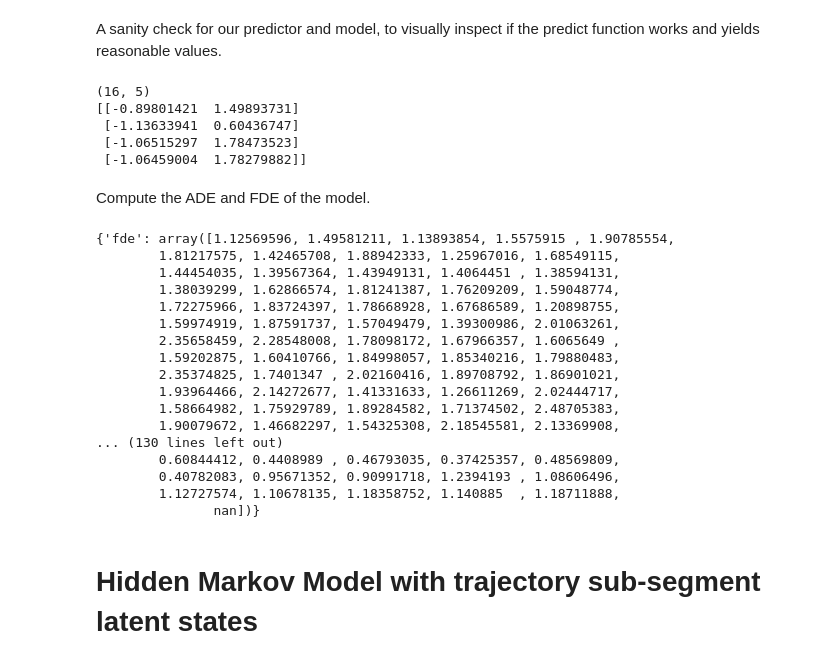
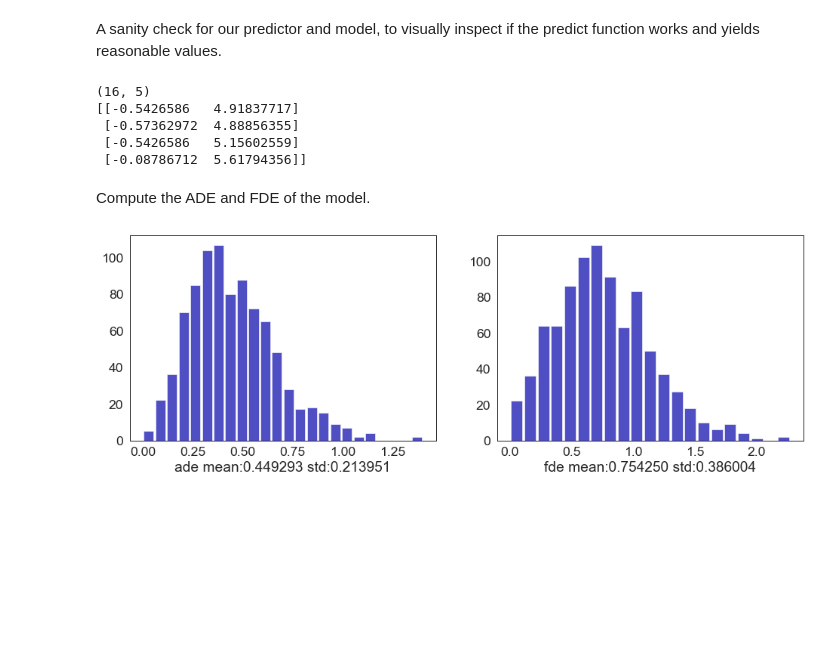
Before and after one commit to fengzileee/nus-cs5340, a Jupyter notebook: notebooks/hmm_continuous_emissions.ipynb, the cells around one changed output. Drawn from its saved outputs; the diff is of its cells as text; code cells hidden in the pictures; blank space fills up the shorter version.

Commit message:
update Gaussian HMM

```diff
--- a/notebooks/hmm_continuous_emissions.ipynb
+++ b/notebooks/hmm_continuous_emissions.ipynb
@@ -49 +90,30 @@ print(trajlets_for_hmm_learning.shape)
+# %%
+if dataset_no == 0:
+    # ETC Uni
+    n_components = 4
+    covariance_type = "diag"
+    n_iter = 30
+elif dataset_no == 1:
+    # ETC Hotel
+    n_components = 4
+    covariance_type = "diag"
+    n_iter = 50
+elif dataset_no == 2:
+    # ETC Hotel
+    n_components = 4
+    covariance_type = "diag"
+    n_iter = 50
+elif dataset_no == 3:
+    # ETC Hotel
+    n_components = 4
+    covariance_type = "diag"
+    n_iter = 50
+elif dataset_no == 4:
+    # ETC Hotel
+    n_components = 4
+    covariance_type = "diag"
+    n_iter = 50
+
+
+model = hmm.GaussianHMM(n_components=n_components, covariance_type=covariance_type, n_iter=n_iter, verbose=True)
 # %% [markdown]
@@ -51,13 +121,7 @@ Preprocess the trajectories by normalising them (TODO: this actually seems to ma
 # %%
-from uncertainty_motion_prediction.predictor import normalise_segment_batch
-
 trajlets_shape = trajlets_for_hmm_learning.shape
 normalised = normalise_segment_batch(trajlets_for_hmm_learning[:, :, 0:4], segment_length)
 sequence_lengths = np.array([num_segment for i in range(trajlets_shape[0])])
 
 model.fit(normalised, lengths=sequence_lengths)
-
-import pickle
-with open('gaussian_hmm.pkl', 'wb') as file:
-    pickle.dump(model, file)
 # %% [output]
@@ -68,0 +146,4 @@ with open('gaussian_hmm.pkl', 'wb') as file:
+# %%
+import pickle
+with open('gaussian_hmm_%s.pkl'%dataset_no, 'wb') as file:
+    pickle.dump(model, file)
@@ -103,40 +173,24 @@ A sanity check for our predictor and model, to visually inspect if the predict f
 import pickle
 
 model = None
-with open('gaussian_hmm.pkl', 'rb') as file:
+with open('gaussian_hmm_%s.pkl'%dataset_no, 'rb') as file:
     model = pickle.load(file)
 
-predictor = HMMContinuousEmissionsPredictor(model)
+predictor = HMMContinuousEmissionsPredictor(hmm = model)
 print(traj.shape)
 print(predictor.predict(traj))
 # %% [output]
 (16, 5)
-[[-0.89801421  1.49893731]
- [-1.13633941  0.60436747]
- [-1.06515297  1.78473523]
- [-1.06459004  1.78279882]]
+[[-0.5426586   4.91837717]
+ [-0.57362972  4.88856355]
+ [-0.5426586   5.15602559]
+ [-0.08786712  5.61794356]]
 # %% [markdown]
 Compute the ADE and FDE of the model.
 # %%
 evaluator = DistanceErrorEvaluator(N_future=4)
 evaluator.evaluate(predictor, trajlets_for_testing)
+evaluator.hist()
+res_state = evaluator.statistic()
 # %% [output]
-{'fde': array([1.12569596, 1.49581211, 1.13893854, 1.5575915 , 1.90785554,
-        1.81217575, 1.42465708, 1.88942333, 1.25967016, 1.68549115,
-        1.44454035, 1.39567364, 1.43949131, 1.4064451 , 1.38594131,
-        1.38039299, 1.62866574, 1.81241387, 1.76209209, 1.59048774,
-        1.72275966, 1.83724397, 1.78668928, 1.67686589, 1.20898755,
-        1.59974919, 1.87591737, 1.57049479, 1.39300986, 2.01063261,
-        2.35658459, 2.28548008, 1.78098172, 1.67966357, 1.6065649 ,
-        1.59202875, 1.60410766, 1.84998057, 1.85340216, 1.79880483,
-        2.35374825, 1.7401347 , 2.02160416, 1.89708792, 1.86901021,
-        1.93964466, 2.14272677, 1.41331633, 1.26611269, 2.02444717,
-        1.58664982, 1.75929789, 1.89284582, 1.71374502, 2.48705383,
-        1.90079672, 1.46682297, 1.54325308, 2.18545581, 2.13369908,
-... (130 lines left out)
-        0.60844412, 0.4408989 , 0.46793035, 0.37425357, 0.48569809,
-        0.40782083, 0.95671352, 0.90991718, 1.2394193 , 1.08606496,
-        1.12727574, 1.10678135, 1.18358752, 1.140885  , 1.18711888,
-               nan])}
+[figure, added]
-# %% [markdown]
-# Hidden Markov Model with trajectory sub-segment latent states
```
Also changed, not shown: parts of 47 cells of this notebook, 1 other file.
